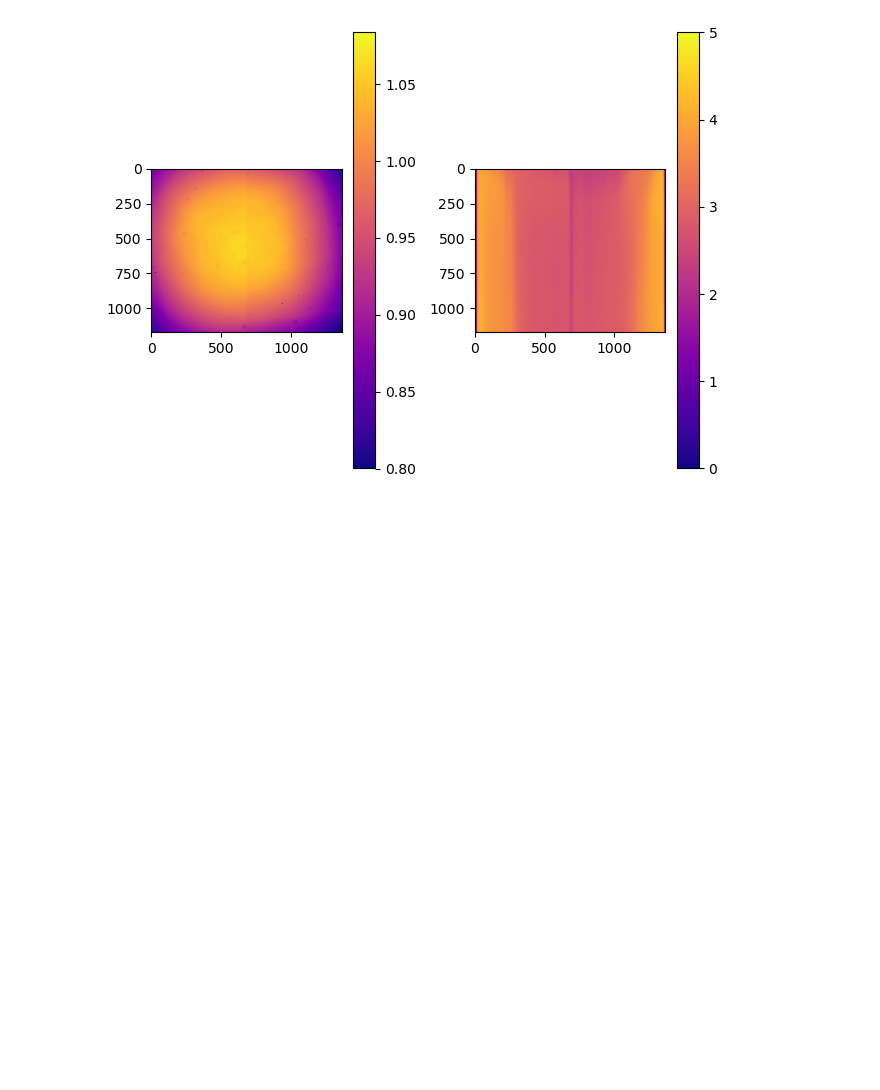
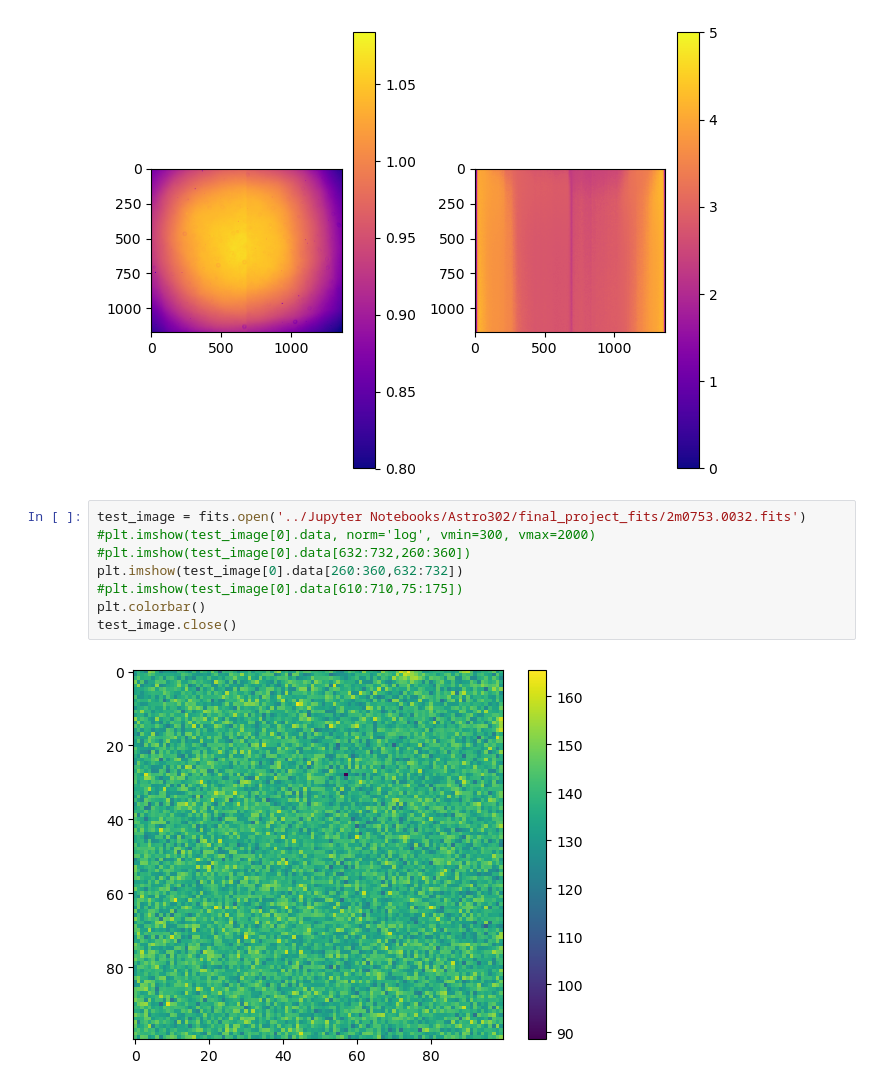
Before and after one commit to thomasnguyen21/astr302_pulsating_star, a Jupyter notebook: reduction.ipynb, the cells around one changed output. Cells and saved outputs as stored; diff of their text form; blank space fills up the shorter version.

```diff
--- a/reduction.ipynb
+++ b/reduction.ipynb
@@ -21,6 +22,16 @@ sflat_fits.close()
 bias_fits.close()
 # %% [output]
 [figure]
+# %%
+test_image = fits.open('../Jupyter Notebooks/Astro302/final_project_fits/2m0753.0032.fits')
+#plt.imshow(test_image[0].data, norm='log', vmin=300, vmax=2000)
+#plt.imshow(test_image[0].data[632:732,260:360])
+plt.imshow(test_image[0].data[260:360,632:732])
+#plt.imshow(test_image[0].data[610:710,75:175])
+plt.colorbar()
+test_image.close()
+# %% [output]
+[figure, added]
 # %%
 # okay, now we need to do something serious. Take in each raw image, perform the reduction transformation, and create a new fits file
 # with the same header and the reduced image
```
Also changed, not shown: parts of 2 cells of this notebook.
